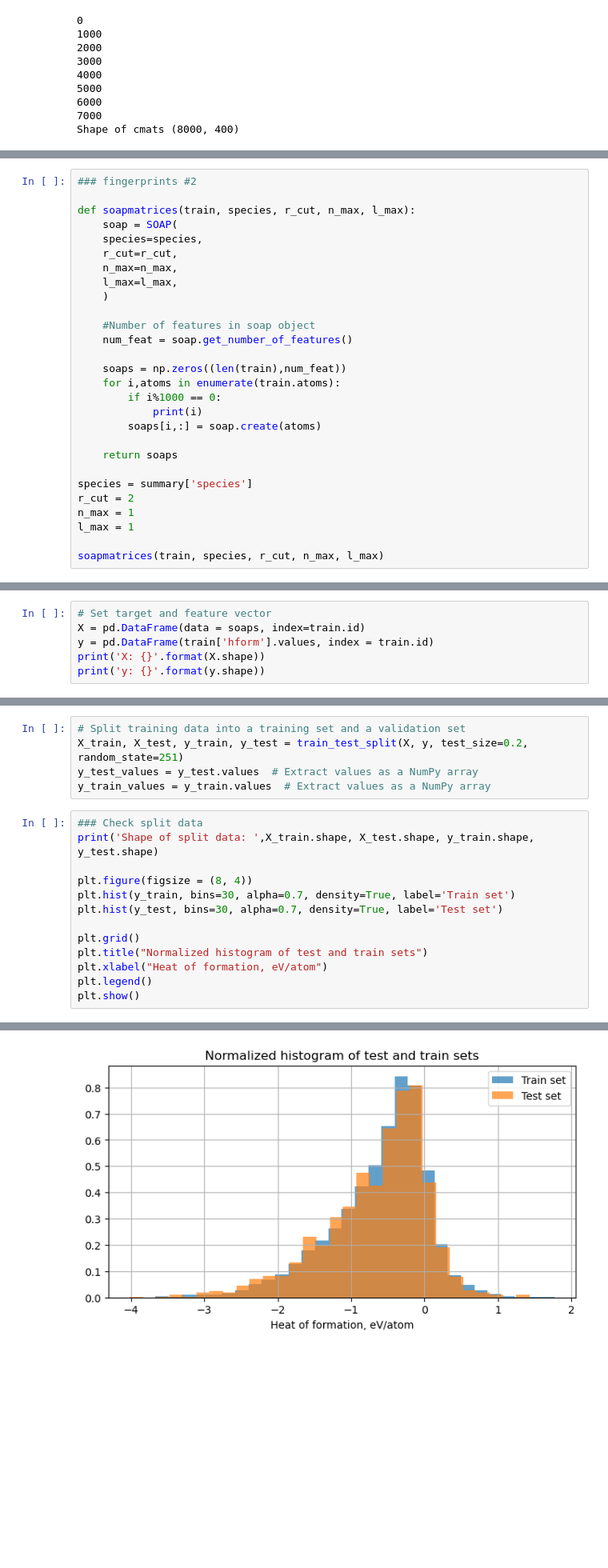
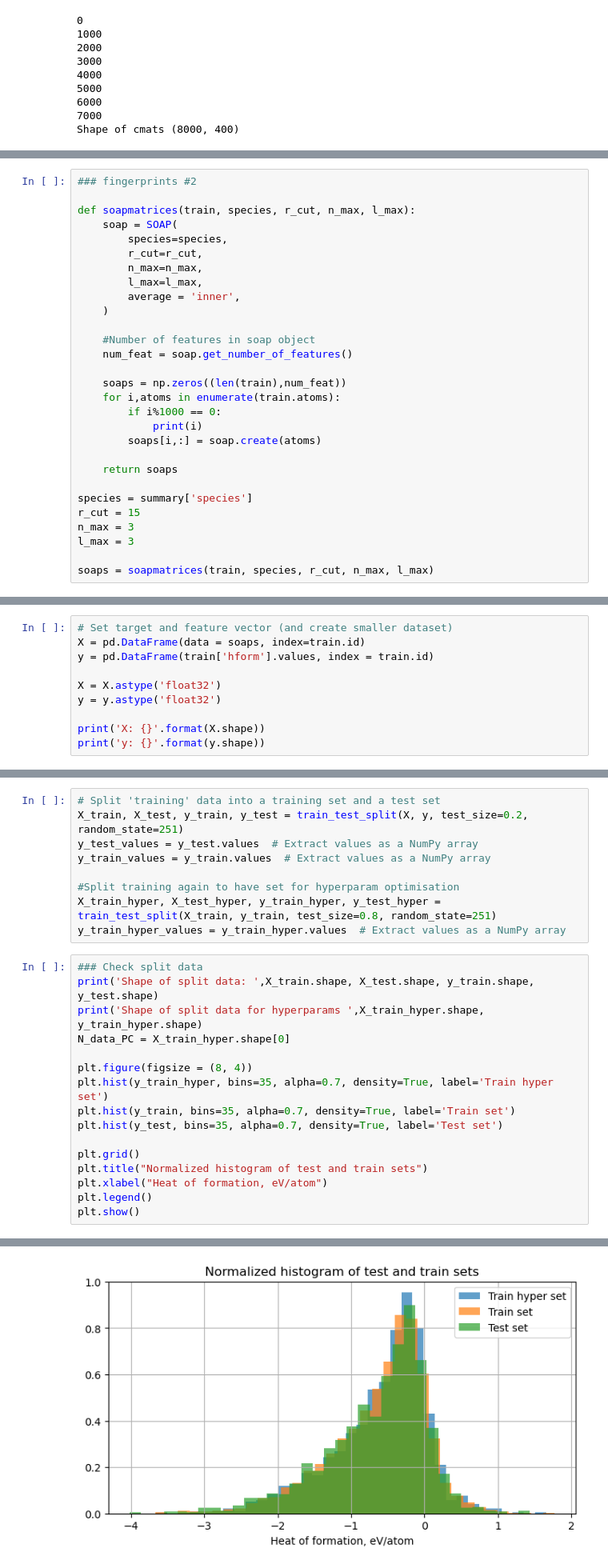
Before and after one commit to fridamarieLJ/Materials-Design-with-Machine-Learning, a Jupyter notebook: project_main_test_albert.ipynb, the cells around one changed output, grey strips where cells are left out. Shown: that part at 80% size. Cells and saved outputs as stored; diff of their text form; blank space fills up the shorter version.

```diff
--- a/project_main_test_albert.ipynb
+++ b/project_main_test_albert.ipynb
@@ -83,10 +66,11 @@ soap.get_number_of_features()
 
 def soapmatrices(train, species, r_cut, n_max, l_max):
     soap = SOAP(
-    species=species,
-    r_cut=r_cut,
-    n_max=n_max,
-    l_max=l_max,
+        species=species,
+        r_cut=r_cut,
+        n_max=n_max,
+        l_max=l_max,
+        average = 'inner',
     )
 
     #Number of features in soap object
@@ -101,9 +85,9 @@ def soapmatrices(train, species, r_cut, n_max, l_max):
     return soaps
 
 species = summary['species']
-r_cut = 2
-n_max = 1
-l_max = 1
+r_cut = 15
+n_max = 3
+l_max = 3
 
-soapmatrices(train, species, r_cut, n_max, l_max)
+soaps = soapmatrices(train, species, r_cut, n_max, l_max)
 # %% [output]
@@ -111,7 +113,11 @@ MemoryError: Unable to allocate 238. MiB for an array with shape (8000, 3906) an
 # %%
-# Set target and feature vector
+# Set target and feature vector (and create smaller dataset)
 X = pd.DataFrame(data = soaps, index=train.id)
 y = pd.DataFrame(train['hform'].values, index = train.id)
+
+X = X.astype('float32')
+y = y.astype('float32')
+
 print('X: {}'.format(X.shape))
 print('y: {}'.format(y.shape))
 # %% [output]
@@ -119,16 +125,23 @@ X: (8000, 400)
 y: (8000, 1)
 # %%
-# Split training data into a training set and a validation set
+# Split 'training' data into a training set and a test set
 X_train, X_test, y_train, y_test = train_test_split(X, y, test_size=0.2, random_state=251)
 y_test_values = y_test.values  # Extract values as a NumPy array
 y_train_values = y_train.values  # Extract values as a NumPy array
+
+#Split training again to have set for hyperparam optimisation
+X_train_hyper, X_test_hyper, y_train_hyper, y_test_hyper = train_test_split(X_train, y_train, test_size=0.8, random_state=251)
+y_train_hyper_values = y_train_hyper.values  # Extract values as a NumPy array
 # %%
 ### Check split data
 print('Shape of split data: ',X_train.shape, X_test.shape, y_train.shape, y_test.shape)
+print('Shape of split data for hyperparams ',X_train_hyper.shape, y_train_hyper.shape)
+N_data_PC = X_train_hyper.shape[0]
 
 plt.figure(figsize = (8, 4))
-plt.hist(y_train, bins=30, alpha=0.7, density=True, label='Train set')
-plt.hist(y_test, bins=30, alpha=0.7, density=True, label='Test set')
+plt.hist(y_train_hyper, bins=35, alpha=0.7, density=True, label='Train hyper set')
+plt.hist(y_train, bins=35, alpha=0.7, density=True, label='Train set')
+plt.hist(y_test, bins=35, alpha=0.7, density=True, label='Test set')
 
 plt.grid()
 plt.title("Normalized histogram of test and train sets")
@@ -140 +154 @@ Shape of split data:  (6400, 400) (1600, 400) (6400, 1) (1600, 1)
-[figure, old version]
+[figure, new version]
```
Also changed, not shown: parts of 23 cells of this notebook, 2 other files.
